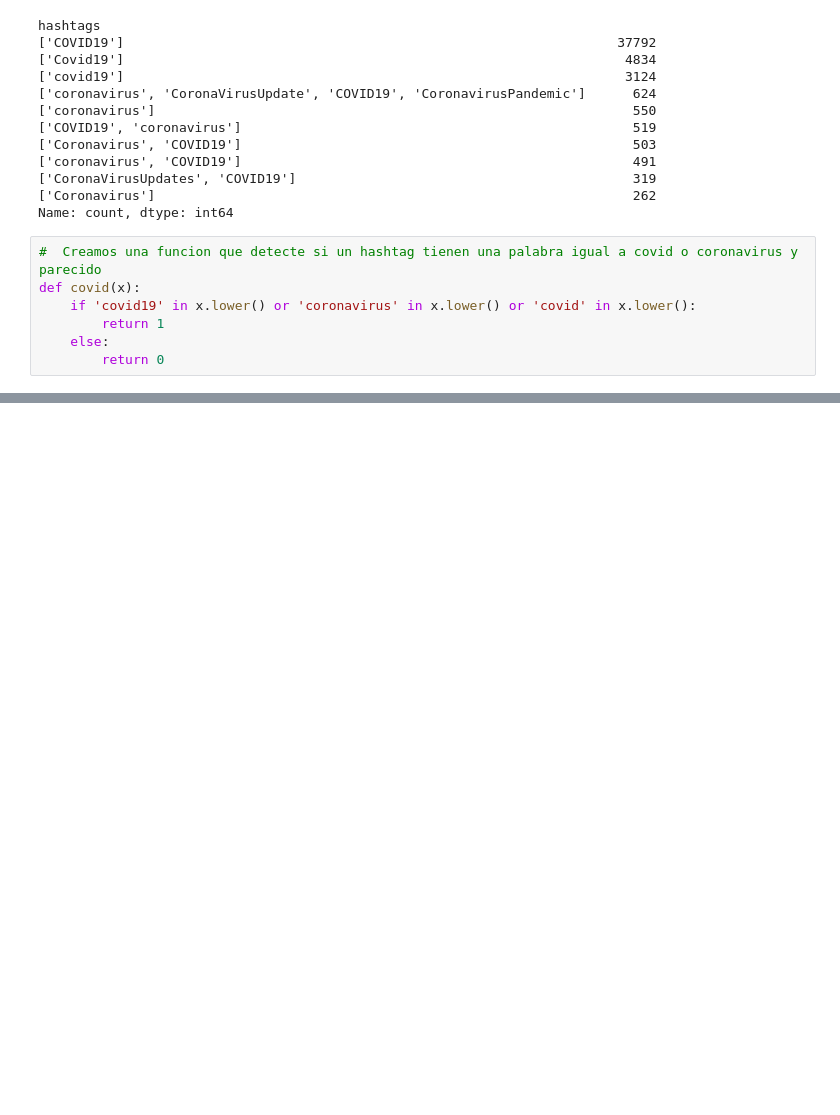
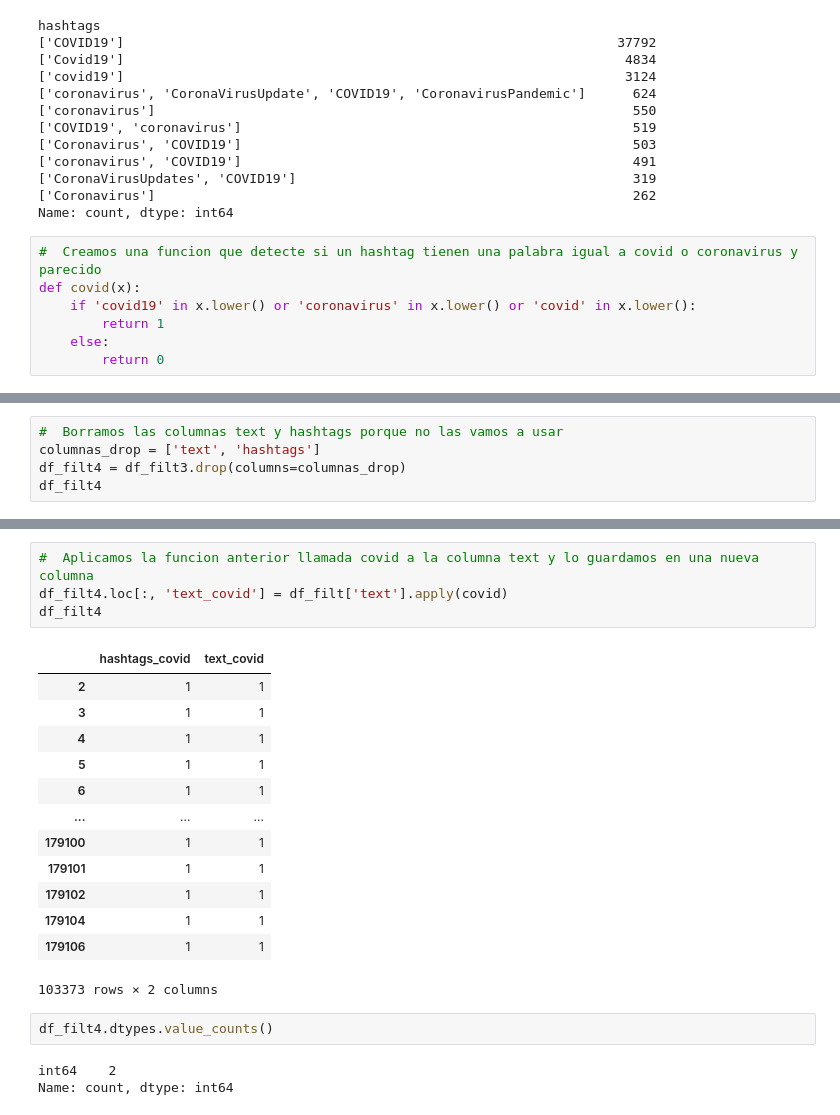
Before and after one commit to Enriquepardo/Dataset-Covid, a Jupyter notebook: dateset_covid.ipynb, the cells around one changed output, grey strips where cells are left out. Drawn from its saved outputs; the diff is of its cells as text; blank space fills up the shorter version.

```diff
--- a/dateset_covid.ipynb
+++ b/dateset_covid.ipynb
@@ -202,0 +175,5 @@ df_filt4
+# %%
+#  Borramos las columnas text y hashtags porque no las vamos a usar
+columnas_drop = ['text', 'hashtags']
+df_filt4 = df_filt3.drop(columns=columnas_drop)
+df_filt4
@@ -202,0 +194,23 @@ df_filt4
+# %%
+#  Aplicamos la funcion anterior llamada covid a la columna text y lo guardamos en una nueva columna
+df_filt4.loc[:, 'text_covid'] = df_filt['text'].apply(covid)
+df_filt4
+# %% [output]
+|  | hashtags_covid | text_covid |
+| 2 | 1 | 1 |
+| 3 | 1 | 1 |
+| 4 | 1 | 1 |
+| 5 | 1 | 1 |
+| 6 | 1 | 1 |
+| ... | ... | ... |
+| 179100 | 1 | 1 |
+| 179101 | 1 | 1 |
+| 179102 | 1 | 1 |
+| 179104 | 1 | 1 |
+| 179106 | 1 | 1 |
+103373 rows × 2 columns
+# %%
+df_filt4.dtypes.value_counts()
+# %% [output]
+int64    2
+Name: count, dtype: int64
```
Also changed, not shown: parts of 9 cells of this notebook.
